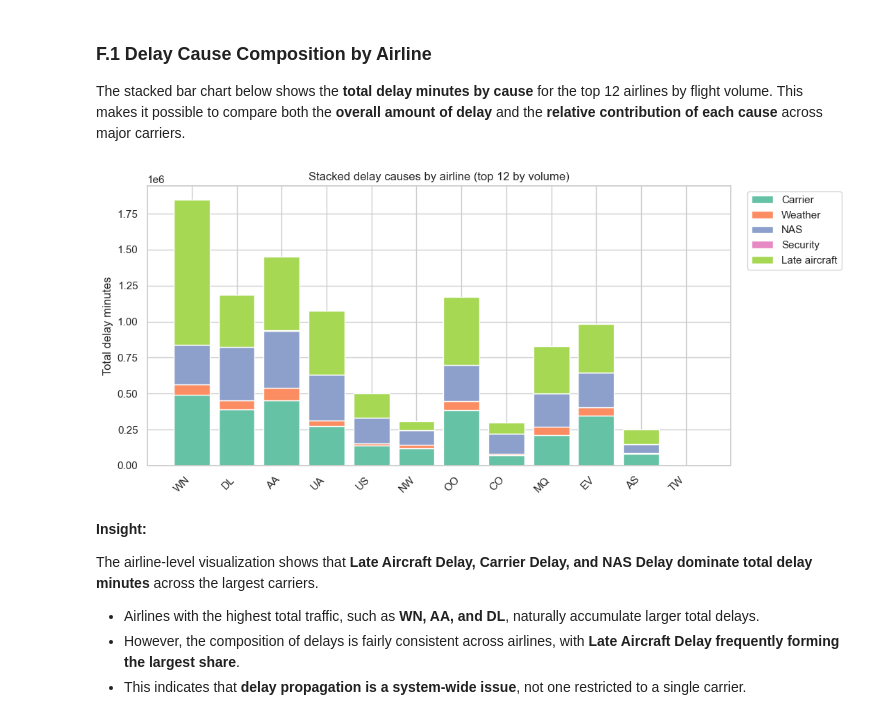
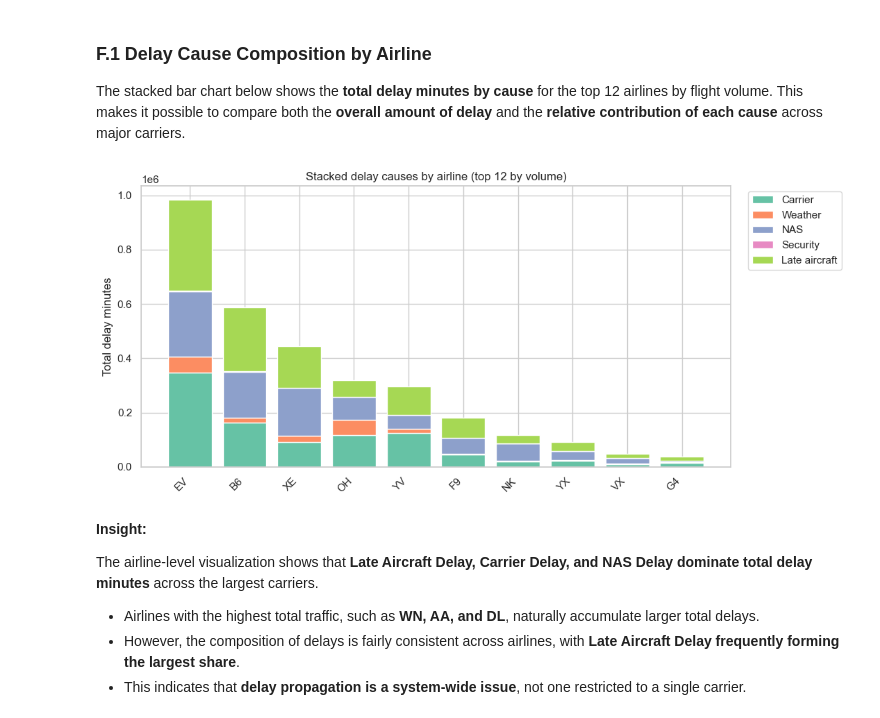
Before and after one commit to zuhrahmoh/Big-Data-Project, a Jupyter notebook: 03_delay_cause_attribution.ipynb, the cells around one changed output. Drawn from its saved outputs; the diff is of its cells as text; code cells hidden in the pictures.

Commit message:
improved notebook 3 delay attribution, added normalized analysis and outputs

```diff
--- a/03_delay_cause_attribution.ipynb
+++ b/03_delay_cause_attribution.ipynb
@@ -178,0 +225,31 @@ Overall, the results confirm that delays are driven more by **internal airline o
+# %%
+def entity_delay_profile(group_col, min_flights=500, top_k=10):
+    profile = (
+        oper.groupby(group_col)
+        .agg(
+            flights=("ArrDelay", "size"),
+            mean_arr_delay=("ArrDelay", "mean"),
+            delay_rate=("IsArrivalDelayed", "mean"),
+            total_cause_delay=("TotalCauseDelay", "sum"),
+            carrier_delay=("CarrierDelay", "sum"),
+            weather_delay=("WeatherDelay", "sum"),
+            nas_delay=("NASDelay", "sum"),
+            security_delay=("SecurityDelay", "sum"),
+            late_aircraft_delay=("LateAircraftDelay", "sum"),
+        )
+        .query("flights >= @min_flights")
+        .copy()
+    )
+
+    profile["cause_delay_per_flight"] = profile["total_cause_delay"] / profile["flights"]
+
+    profile = profile.sort_values("cause_delay_per_flight", ascending=False).head(top_k)
+
+    return profile.reset_index()
+
+
+airline_delay_summary = entity_delay_profile("Reporting_Airline")
+airport_delay_summary = entity_delay_profile("Origin")
+
+display(airline_delay_summary.round(3))
+display(airport_delay_summary.round(3))
@@ -368,24 +522,36 @@ Together, the visual summaries provide a clearer view of the **magnitude, compos
 
 The stacked bar chart below shows the **total delay minutes by cause** for the top 12 airlines by flight volume. This makes it possible to compare both the **overall amount of delay** and the **relative contribution of each cause** across major carriers.
 # %%
+sum_c = oper.groupby("Reporting_Airline")[CAUSES].sum()
+
 top_n = 12
 air_order = airline_delay_summary.nlargest(top_n, "flights")["Reporting_Airline"]
 sub = sum_c.loc[air_order]
 
 fig, ax = plt.subplots(figsize=(11, 5))
+
 bottom = np.zeros(len(sub))
 colors = sns.color_palette("Set2", len(CAUSES))
+
 for i, c in enumerate(CAUSES):
-    ax.bar(sub.index.astype(str), sub[c].values, bottom=bottom, label=CAUSE_LABELS[i], color=colors[i])
+    ax.bar(
+        sub.index.astype(str),
+        sub[c].values,
+        bottom=bottom,
+        label=CAUSE_LABELS[i],
+        color=colors[i],
+    )
     bottom += sub[c].values
+
 ax.set_ylabel("Total delay minutes")
 ax.set_title("Stacked delay causes by airline (top 12 by volume)")
 ax.legend(bbox_to_anchor=(1.02, 1), loc="upper left")
+
 plt.xticks(rotation=45, ha="right")
 plt.tight_layout()
 plt.show()
 # %% [output]
-[figure, old version]
+[figure, new version]
 # %% [markdown]
 **Insight:**
 
```
Also changed, not shown: parts of 22 cells of this notebook, 2 other files.
